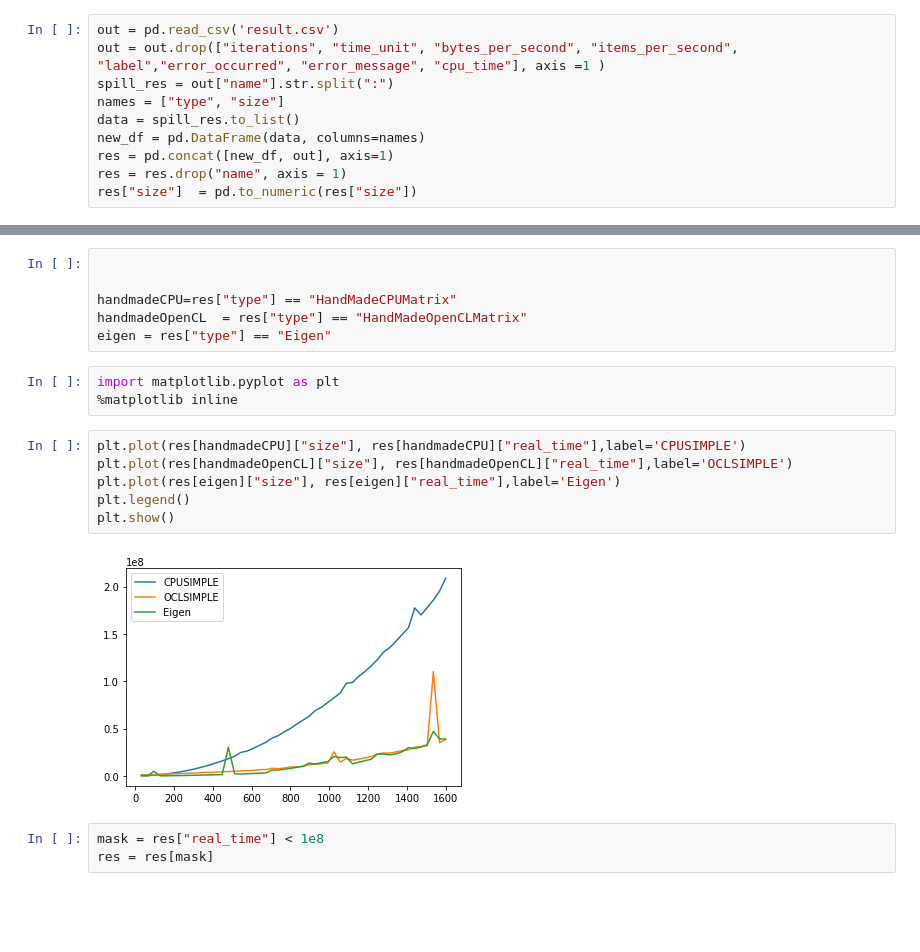
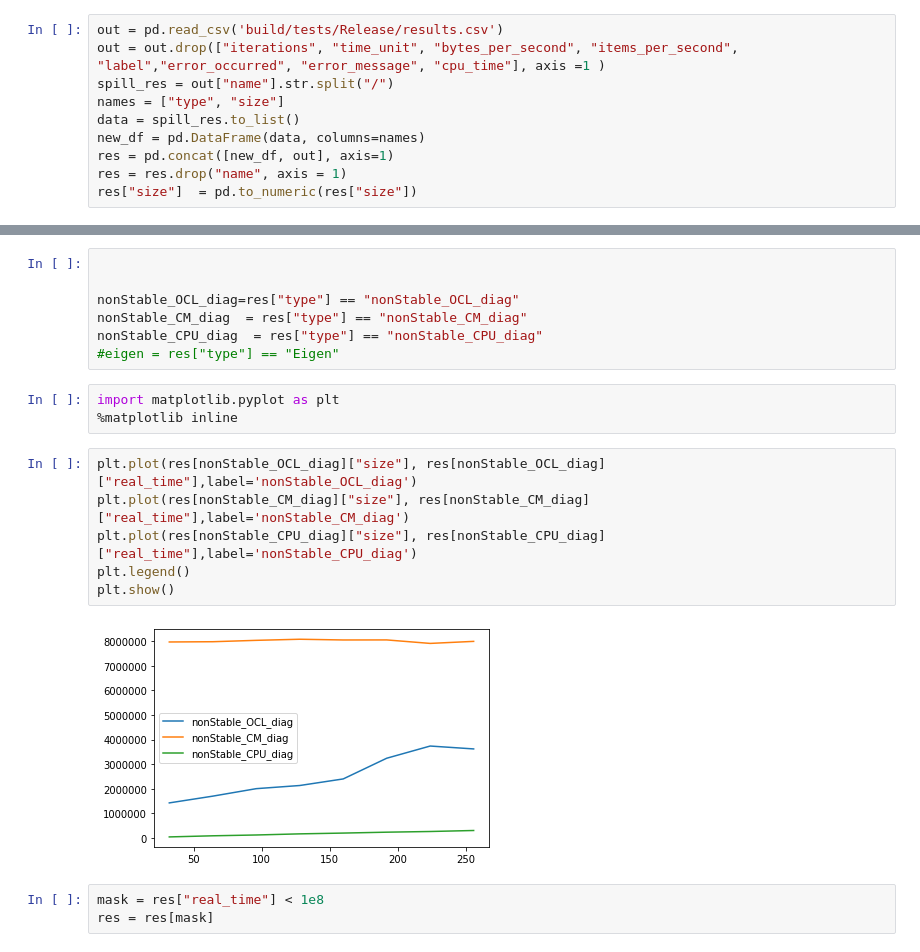
Before and after one commit to IvanTetyushkin/matrix_multiplication, a Jupyter notebook: Plot.ipynb, the cells around one changed output, grey strips where cells are left out. Drawn from its saved outputs; the diff is of its cells as text; blank space fills up the shorter version.

```diff
--- a/Plot.ipynb
+++ b/Plot.ipynb
@@ -7,7 +14,7 @@ hello
 # %%
-out = pd.read_csv('result.csv')
+out = pd.read_csv('build/tests/Release/results.csv')
 out = out.drop(["iterations", "time_unit", "bytes_per_second", "items_per_second", "label","error_occurred", "error_message", "cpu_time"], axis =1 )
-spill_res = out["name"].str.split(":")
+spill_res = out["name"].str.split("/")
 names = ["type", "size"]
 data = spill_res.to_list()
 new_df = pd.DataFrame(data, columns=names)
@@ -40,20 +51,21 @@ res
 # %%
 
 
-handmadeCPU=res["type"] == "HandMadeCPUMatrix"
-handmadeOpenCL  = res["type"] == "HandMadeOpenCLMatrix"
-eigen = res["type"] == "Eigen"
+nonStable_OCL_diag=res["type"] == "nonStable_OCL_diag"
+nonStable_CM_diag  = res["type"] == "nonStable_CM_diag"
+nonStable_CPU_diag  = res["type"] == "nonStable_CPU_diag"
+#eigen = res["type"] == "Eigen"
 # %%
 import matplotlib.pyplot as plt
 %matplotlib inline
 # %%
-plt.plot(res[handmadeCPU]["size"], res[handmadeCPU]["real_time"],label='CPUSIMPLE')
-plt.plot(res[handmadeOpenCL]["size"], res[handmadeOpenCL]["real_time"],label='OCLSIMPLE')
-plt.plot(res[eigen]["size"], res[eigen]["real_time"],label='Eigen')
+plt.plot(res[nonStable_OCL_diag]["size"], res[nonStable_OCL_diag]["real_time"],label='nonStable_OCL_diag')
+plt.plot(res[nonStable_CM_diag]["size"], res[nonStable_CM_diag]["real_time"],label='nonStable_CM_diag')
+plt.plot(res[nonStable_CPU_diag]["size"], res[nonStable_CPU_diag]["real_time"],label='nonStable_CPU_diag')
 plt.legend()
 plt.show()
 # %% [output]
-[figure, old version]
+[figure, new version]
 # %%
 mask = res["real_time"] < 1e8
 res = res[mask]
```
Also changed, not shown: parts of 3 cells of this notebook, 18 other files.
